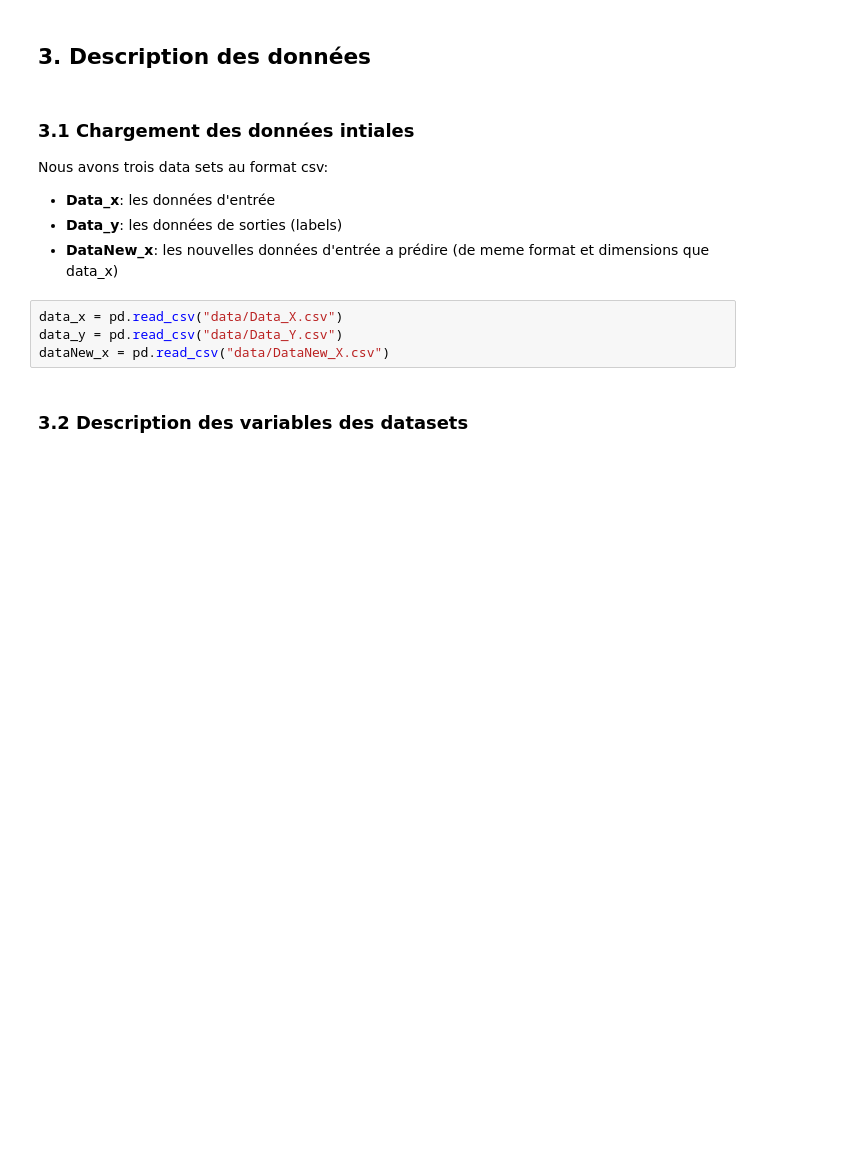
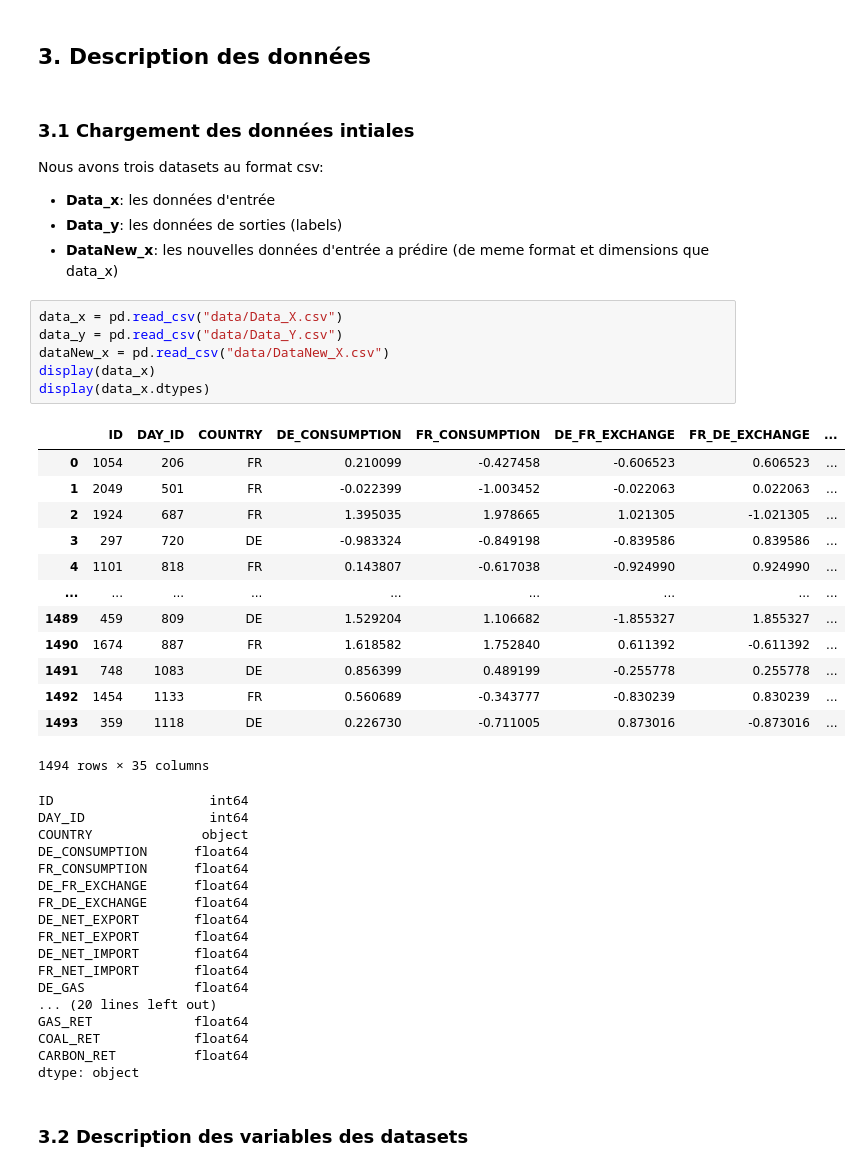
Before and after one commit to CorentinP1234/PROJETML, a Jupyter notebook: Untitled.ipynb, the cells around one changed output. Saved outputs shown, nothing was run; the diff lists cells and outputs as text; blank space fills up the shorter version.

```diff
--- a/Untitled.ipynb
+++ b/Untitled.ipynb
@@ -59,14 +59,47 @@ def display_m(string):
 ## 3. Description des données <a class="anchor" id="chapter3"></a>
 # %% [markdown]
 ### 3.1 Chargement des données intiales
-Nous avons trois data sets au format csv:
+Nous avons trois datasets au format csv:
 - **Data_x**: les données d'entrée
 - **Data_y**: les données de sorties (labels)
 - **DataNew_x**: les nouvelles données d'entrée a prédire (de meme format et dimensions que data_x)
 # %%
 data_x = pd.read_csv("data/Data_X.csv")
 data_y = pd.read_csv("data/Data_Y.csv")
 dataNew_x = pd.read_csv("data/DataNew_X.csv")
+display(data_x)
+display(data_x.dtypes)
+# %% [output]
+|  | ID | DAY_ID | COUNTRY | DE_CONSUMPTION | FR_CONSUMPTION | DE_FR_EXCHANGE | FR_DE_EXCHANGE | ... |
+| 0 | 1054 | 206 | FR | 0.210099 | -0.427458 | -0.606523 | 0.606523 | ... |
+| 1 | 2049 | 501 | FR | -0.022399 | -1.003452 | -0.022063 | 0.022063 | ... |
+| 2 | 1924 | 687 | FR | 1.395035 | 1.978665 | 1.021305 | -1.021305 | ... |
+| 3 | 297 | 720 | DE | -0.983324 | -0.849198 | -0.839586 | 0.839586 | ... |
+| 4 | 1101 | 818 | FR | 0.143807 | -0.617038 | -0.924990 | 0.924990 | ... |
+| ... | ... | ... | ... | ... | ... | ... | ... | ... |
+| 1489 | 459 | 809 | DE | 1.529204 | 1.106682 | -1.855327 | 1.855327 | ... |
+| 1490 | 1674 | 887 | FR | 1.618582 | 1.752840 | 0.611392 | -0.611392 | ... |
+| 1491 | 748 | 1083 | DE | 0.856399 | 0.489199 | -0.255778 | 0.255778 | ... |
+| 1492 | 1454 | 1133 | FR | 0.560689 | -0.343777 | -0.830239 | 0.830239 | ... |
+| 1493 | 359 | 1118 | DE | 0.226730 | -0.711005 | 0.873016 | -0.873016 | ... |
+1494 rows × 35 columns
+ID                    int64
+DAY_ID                int64
+COUNTRY              object
+DE_CONSUMPTION      float64
+FR_CONSUMPTION      float64
+DE_FR_EXCHANGE      float64
+FR_DE_EXCHANGE      float64
+DE_NET_EXPORT       float64
+FR_NET_EXPORT       float64
+DE_NET_IMPORT       float64
+FR_NET_IMPORT       float64
+DE_GAS              float64
+... (20 lines left out)
+GAS_RET             float64
+COAL_RET            float64
+CARBON_RET          float64
+dtype: object
 # %% [markdown]
 ### 3.2 Description des variables des datasets
 # %% [markdown]
```
Also changed, not shown: parts of 5 cells of this notebook.
